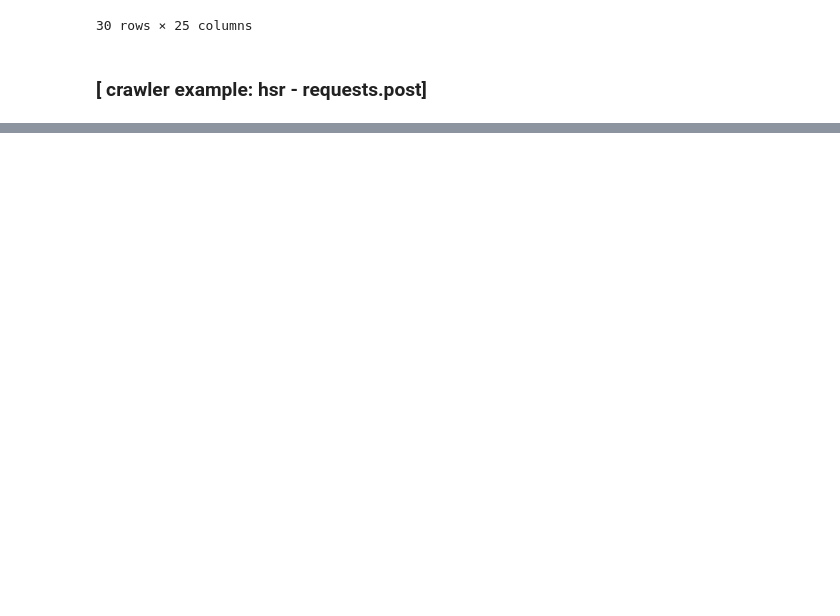
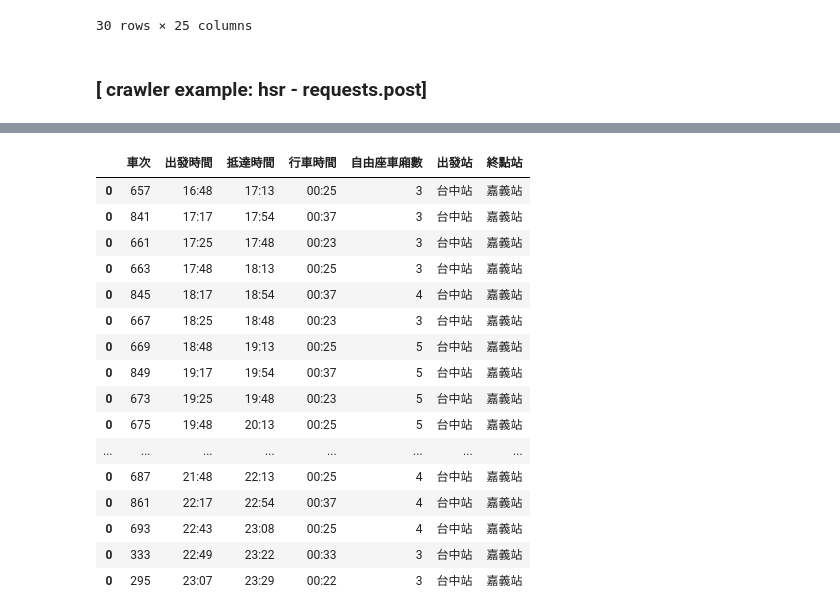
Before and after one commit to YuHsuanLin/pythonetl, a Jupyter notebook: cb102/CB102_20180802.ipynb, the cells around one changed output, grey strips where cells are left out. Saved outputs shown, nothing was run; the diff lists cells and outputs as text; code cells hidden in the pictures; blank space fills up the shorter version.

```diff
--- a/cb102/CB102_20180802.ipynb
+++ b/cb102/CB102_20180802.ipynb
@@ -710,0 +785,27 @@ df
+# %%
+df = df.drop([5,6],axis=1)
+# %%
+df.columns = ['車次','出發時間','抵達時間','行車時間','自由座車廂數']
+# %%
+df['出發站'] = '台中站'
+df['終點站'] = '嘉義站'
+# %%
+df
+# %% [output]
+|  | 車次 | 出發時間 | 抵達時間 | 行車時間 | 自由座車廂數 | 出發站 | 終點站 |
+| 0 | 657 | 16:48 | 17:13 | 00:25 | 3 | 台中站 | 嘉義站 |
+| 0 | 841 | 17:17 | 17:54 | 00:37 | 3 | 台中站 | 嘉義站 |
+| 0 | 661 | 17:25 | 17:48 | 00:23 | 3 | 台中站 | 嘉義站 |
+| 0 | 663 | 17:48 | 18:13 | 00:25 | 3 | 台中站 | 嘉義站 |
+| 0 | 845 | 18:17 | 18:54 | 00:37 | 4 | 台中站 | 嘉義站 |
+| 0 | 667 | 18:25 | 18:48 | 00:23 | 3 | 台中站 | 嘉義站 |
+| 0 | 669 | 18:48 | 19:13 | 00:25 | 5 | 台中站 | 嘉義站 |
+| 0 | 849 | 19:17 | 19:54 | 00:37 | 5 | 台中站 | 嘉義站 |
+| 0 | 673 | 19:25 | 19:48 | 00:23 | 5 | 台中站 | 嘉義站 |
+| 0 | 675 | 19:48 | 20:13 | 00:25 | 5 | 台中站 | 嘉義站 |
+| ... | ... | ... | ... | ... | ... | ... | ... |
+| 0 | 687 | 21:48 | 22:13 | 00:25 | 4 | 台中站 | 嘉義站 |
+| 0 | 861 | 22:17 | 22:54 | 00:37 | 4 | 台中站 | 嘉義站 |
+| 0 | 693 | 22:43 | 23:08 | 00:25 | 4 | 台中站 | 嘉義站 |
+| 0 | 333 | 22:49 | 23:22 | 00:33 | 3 | 台中站 | 嘉義站 |
+| 0 | 295 | 23:07 | 23:29 | 00:22 | 3 | 台中站 | 嘉義站 |
```
Also changed, not shown: parts of 13 cells of this notebook.
